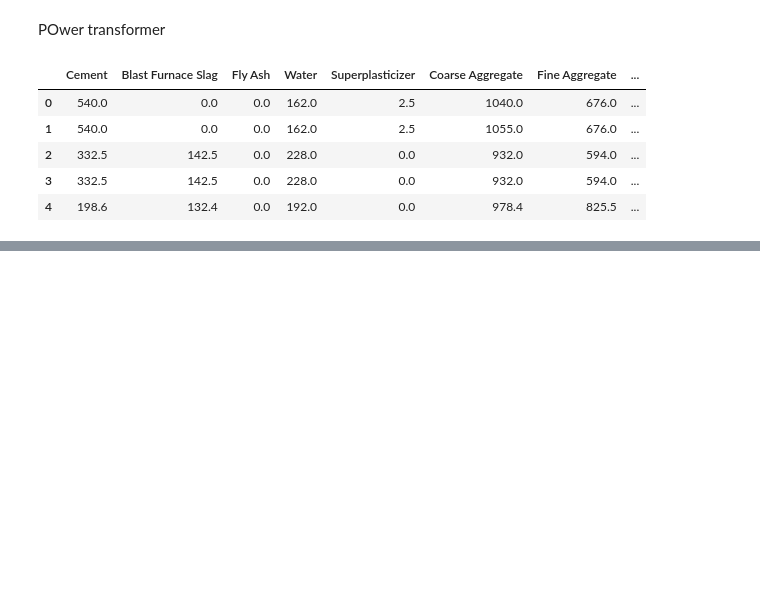
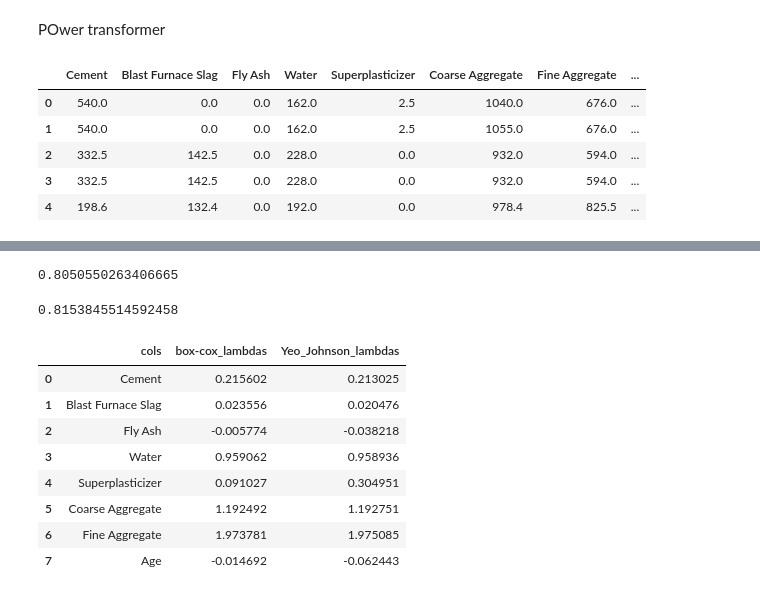
Before and after one commit to Aaaaddddyyyyyyyy/Machine-Learning-repo, a Jupyter notebook: Transformers.ipynb, the cells around one changed output, grey strips where cells are left out. Cells and saved outputs as stored; diff of their text form; code cells hidden in the pictures; blank space fills up the shorter version.

```diff
--- a/Transformers.ipynb
+++ b/Transformers.ipynb
@@ -153,3 +153,12 @@ x = df.drop(columns=["Strength"])
 y=df.iloc[:,-1]
 # %%
 X_train,X_test,y_train,y_test=train_test_split(x,y,test_size=0.2,random_state=42)
+# %%
+# Appplying box-cox transformer
+
+pt=PowerTransformer(method="box-cox")
+
+X_train_transformed= pt.fit_transform(X_train+0.0000001)
+X_test_transformed=pt.fit_transform(X_test+0.0000001)
+
+pd.DataFrame({"cols":X_train.columns,"box_cox_lambdas":pt.lambdas_})
@@ -155,0 +175,39 @@ X_train,X_test,y_train,y_test=train_test_split(x,y,test_size=0.2,random_state=42
+# %%
+# Applying linear regrtession
+lr= LinearRegression()
+lr.fit(X_train_transformed,y_train)
+
+y_pred=lr.predict(X_test_transformed)
+
+r2_score(y_test,y_pred)
+# %% [output]
+0.8050550263406665
+# %%
+# Applying Yeo-Johnson
+
+pt1=PowerTransformer()
+
+X_train_transformed1=pt1.fit_transform(X_train)
+X_test_transformed1=pt1.fit_transform(X_test)
+
+lr=LinearRegression()
+lr.fit(X_train_transformed1,y_train)
+
+y_pred3= lr.predict(X_test_transformed1)
+
+print(r2_score(y_test,y_pred3))
+# %% [output]
+0.8153845514592458
+# %%
+# Comparison betweeen box-cox and Yeo Johnson
+pd.DataFrame({"cols": X_train.columns,"box-cox_lambdas":pt.lambdas_,"Yeo_Johnson_lambdas":pt1.lambdas_})
+# %% [output]
+|  | cols | box-cox_lambdas | Yeo_Johnson_lambdas |
+| 0 | Cement | 0.215602 | 0.213025 |
+| 1 | Blast Furnace Slag | 0.023556 | 0.020476 |
+| 2 | Fly Ash | -0.005774 | -0.038218 |
+| 3 | Water | 0.959062 | 0.958936 |
+| 4 | Superplasticizer | 0.091027 | 0.304951 |
+| 5 | Coarse Aggregate | 1.192492 | 1.192751 |
+| 6 | Fine Aggregate | 1.973781 | 1.975085 |
+| 7 | Age | -0.014692 | -0.062443 |
```
Also changed, not shown: parts of 2 cells of this notebook.
